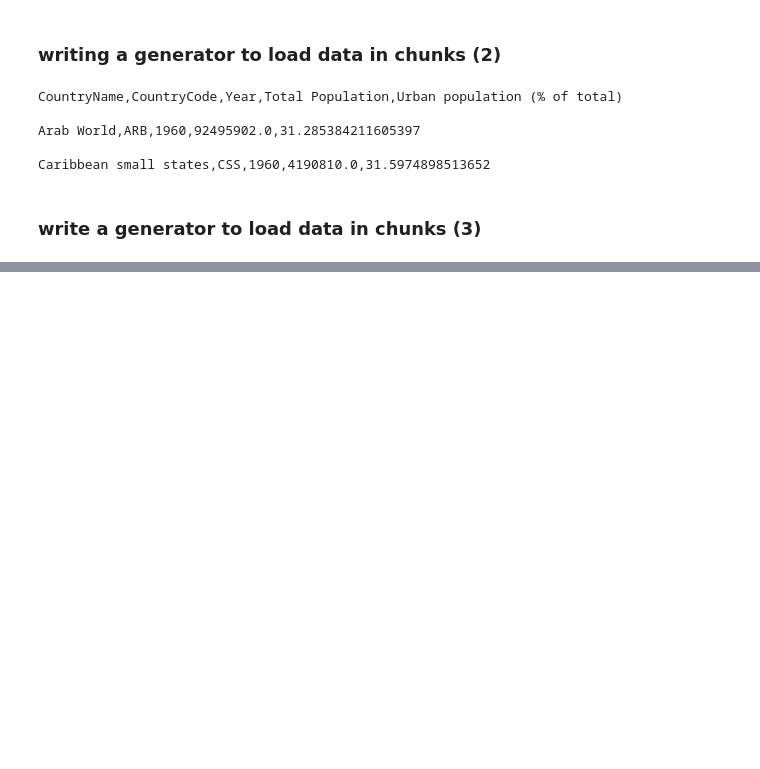
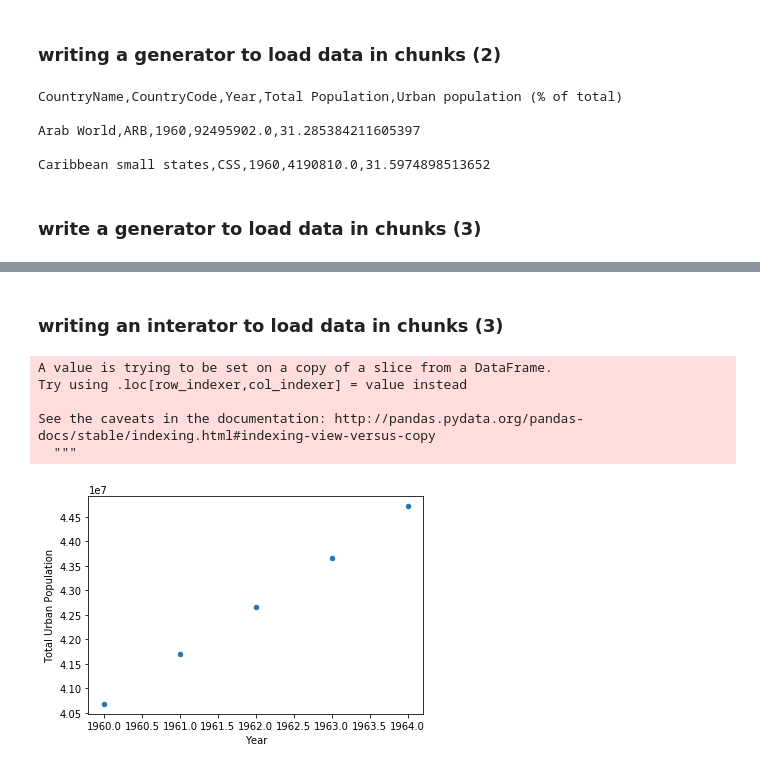
Before and after one commit to airlangga07/py_datacamp, a Jupyter notebook: 04-python_data_science_toolbox_part2/bringing_it_all_together_case_study.ipynb, the cells around one changed output, grey strips where cells are left out. Saved outputs shown, nothing was run; the diff lists cells and outputs as text; code cells hidden in the pictures; blank space fills up the shorter version.

Commit message:
bringing it all together: writing an iterator to load data in chunks

```diff
--- a/04-python_data_science_toolbox_part2/bringing_it_all_together_case_study.ipynb
+++ b/04-python_data_science_toolbox_part2/bringing_it_all_together_case_study.ipynb
@@ -213,0 +235,28 @@ print(counts_dict)
+# %%
+# step up our game by read in a file using a bigger DataFrame chunk size
+# and then process the data from the first chunk
+# you will create another DataFrame composed only the rows from a
+# specific country, you will then zip together two of the columns from
+# the new DataFrame.
+import pandas as pd
+
+# initialize the reader object
+urb_pop_reader = pd.read_csv('datasets/world_ind_pop_data.csv', chunksize=1000)
+
+# get the first DataFrame chunk
+df_urb_pop = next(urb_pop_reader)
+
+# check out the dead of the DataFrame
+print(df_urb_pop.head())
+
+# checkout specific country
+df_pop_ceb = df_urb_pop[df_urb_pop['CountryCode'] == 'CEB']
+
+# zip DataFrame columns of interest
+pops = zip(df_pop_ceb['Total Population'], df_pop_ceb['Urban population (% of total)'])
+
+# turn zip object into list
+pops_list = list(pops)
+
+# print pops_list
+print(pops_list)
@@ -213,0 +278,19 @@ print(counts_dict)
+# %% [markdown]
+### writing an interator to load data in chunks (3)
+# %%
+# from the previous code, use the list comprehension to create new
+# DataFrame column 'Total Urban Population'
+import matplotlib.pyplot as plt
+
+df_pop_ceb['Total Urban Population'] = [ int(total * urban * 0.01) for total, urban in pops_list ]
+
+# plot the urban population data
+df_pop_ceb.plot(kind='scatter', x='Year', y='Total Urban Population')
+plt.show()
+# %% [output]
+A value is trying to be set on a copy of a slice from a DataFrame.
+Try using .loc[row_indexer,col_indexer] = value instead
+
+See the caveats in the documentation: http://pandas.pydata.org/pandas-docs/stable/indexing.html#indexing-view-versus-copy
+  """
+[figure, added]
```
Also changed, not shown: parts of 11 cells of this notebook.
